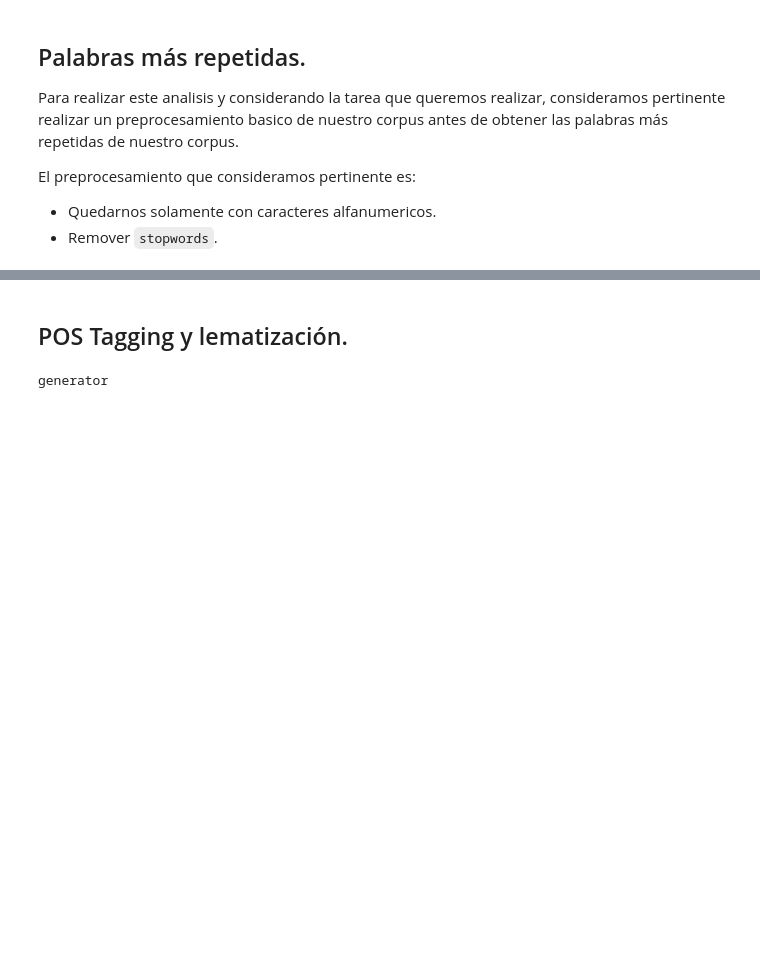
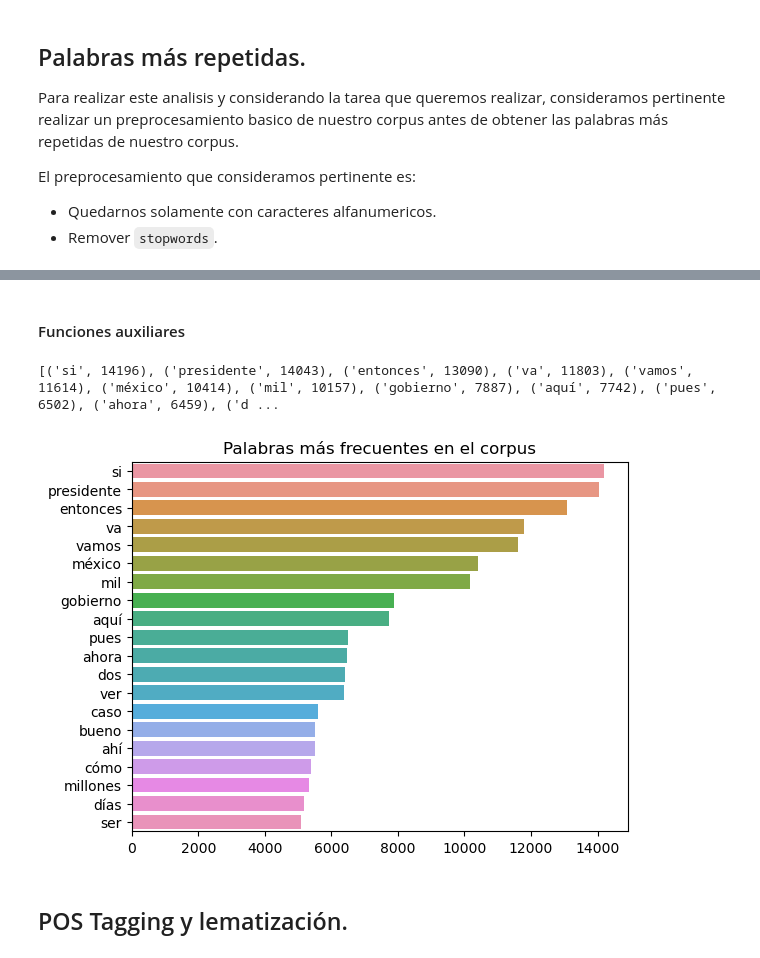
Before and after one commit to jabrahamvm/topic-modeling, a Jupyter notebook: src/analisis_corpus.ipynb, the cells around one changed output, grey strips where cells are left out. Saved outputs shown, nothing was run; the diff lists cells and outputs as text; code cells hidden in the pictures; blank space fills up the shorter version.

```diff
--- a/src/analisis_corpus.ipynb
+++ b/src/analisis_corpus.ipynb
@@ -167,3 +150,34 @@ sns.barplot(x=freq, y=words).set(title="Palabras más frecuentes dentro del corp
+# %% [markdown]
+#### Funciones auxiliares
+# %%
+def get_vocab(corpus) -> defaultdict:
+    """Gets the vocabulary of a corpus."""
+    vocab = defaultdict(int)
+    for doc in corpus:
+        for word in word_tokenize(doc):
+            vocab[word] += 1
+    return vocab
+
+""" Función para ordenar el vocabulario de mayor a menor frecuencia"""
+sort_vocab = lambda vocab: sorted(vocab.items(), key=lambda x: x[1], reverse=True)
+# %%
+def get_most_n_frequent_tokens(vocab, n=10):
+    """Gets the n most frequent tokens in a corpus."""
+    return sort_vocab(vocab)[:n]
+# %%
+def plot_n_most_frequent_tokens(vocab, n=10, title='') -> None:
+    """Plots the n most frequent tokens in a corpus."""
+    tipos = get_most_n_frequent_tokens(vocab, n)
+    token, freq = zip(*tipos)
+    sns.barplot(x=list(freq), y=list(token)).set(title=title)
+# %%
+vocab = get_vocab(eda_df['clean'])
+# %% [output]
+[('si', 14196), ('presidente', 14043), ('entonces', 13090), ('va', 11803), ('vamos', 11614), ('méxico', 10414), ('mil', 10157), ('gobierno', 7887), ('aquí', 7742), ('pues', 6502), ('ahora', 6459), ('d ...
+# %%
+plot_n_most_frequent_tokens(vocab, 20, 'Palabras más frecuentes en el corpus')
+# %% [output]
+[figure, added]
 # %% [markdown]
 ## POS Tagging y lematización.
 # %%
@@ -173,4 +184,0 @@ proc = nlp.pipe(eda_df['clean'], n_process=2, batch_size=16)
-# %%
-type(proc)
-# %% [output]
-generator
```
Also changed, not shown: parts of 40 cells of this notebook.
